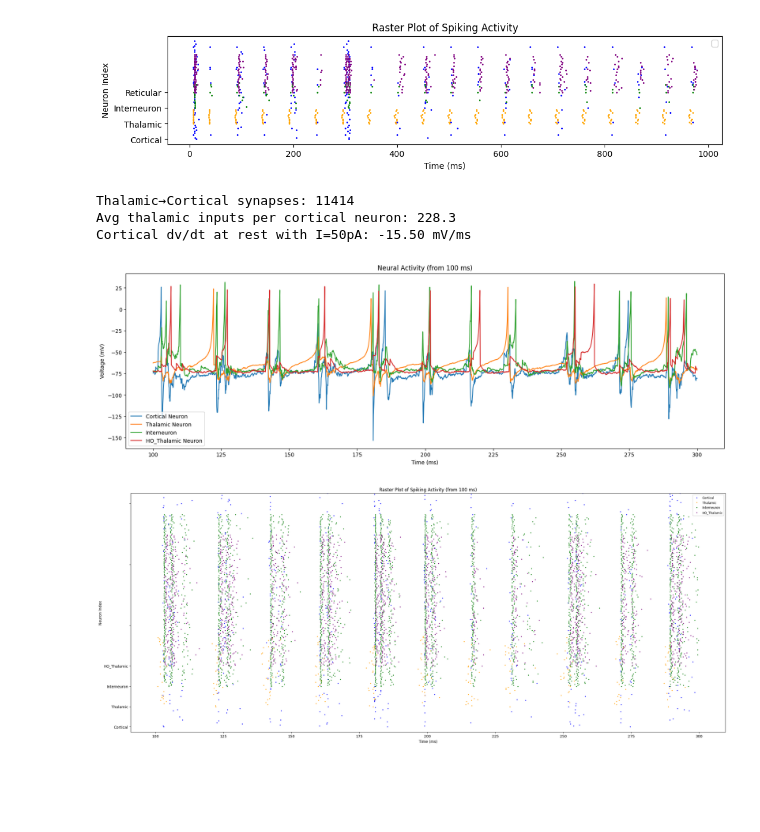
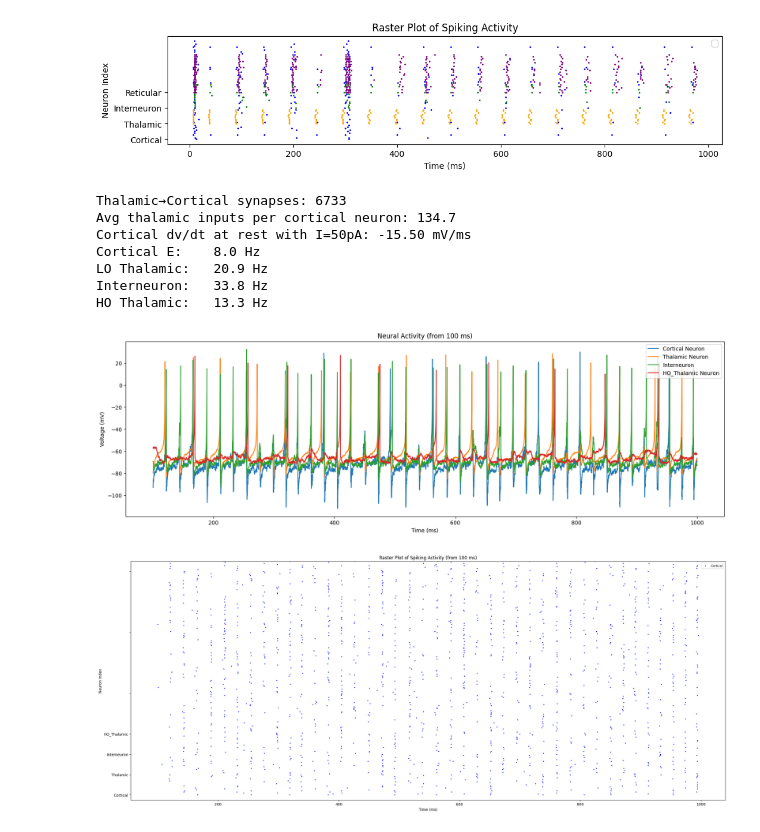
Before and after one commit to TimofeyGoshka/hypercontextualisation, a Jupyter notebook: Izhi.ipynb, the cells around one changed output. Cells and saved outputs as stored; diff of their text form; code cells hidden in the pictures; blank space fills up the shorter version.

```diff
--- a/Izhi.ipynb
+++ b/Izhi.ipynb
@@ -454,19 +454,19 @@ eqs = '''dv/dt = 0.04/mV/ms * v**2 + 5/ms * v + 140*mV/ms - u/ms + I/(100*pF) +
          d : volt
          '''
 # Create a cortical neuron group
-Cortical = NeuronGroup(650, eqs, threshold='v >= 30*mV', reset='v = c; u += d', method='euler')
+Cortical = NeuronGroup(650, eqs, threshold='v >= 30*mV', reset='v = c; u += d', method='milstein')
 
 Cortical.a = 0.02
 Cortical.b = 0.2
 Cortical.c = -65*mV
 Cortical.d = 8*mV
-Cortical.I = '0*pA' # Random background input to cortex
+Cortical.I = '100*pA' # Random background input to cortex
 
 Cortical.v = Cortical.c
 Cortical.u = Cortical.b * -65*mV
 
 # Create a low order thalamic neuron group (e.g., ventral posterior nucleus)
-Thalamic = NeuronGroup(70, eqs, threshold='v >= 30*mV', reset='v = c; u += d', method='euler')
+Thalamic = NeuronGroup(70, eqs, threshold='v >= 30*mV', reset='v = c; u += d', method='milstein')
 
 
 Thalamic.a = 0.02
@@ -479,19 +479,19 @@ Thalamic.v = Thalamic.c
 Thalamic.u = Thalamic.b * -65*mV
 
 # Create a fast-spiking interneuron group
-Interneuron = NeuronGroup(170, eqs, threshold='v >= 30*mV', reset='v = c; u += d', method='euler')
+Interneuron = NeuronGroup(170, eqs, threshold='v >= 30*mV', reset='v = c; u += d', method='milstein')
 
 Interneuron.a = 0.1
 Interneuron.b = 0.2
 Interneuron.c = -65*mV
-Interneuron.d = 0.2*mV
+Interneuron.d = 2*mV
 Interneuron.I = '0*pA' # Interneurons are driven by cortex
 
 Interneuron.v = Interneuron.c
 Interneuron.u = Interneuron.b * -65*mV
 
 # Create a high order thalamic neuron group
-HO_Thalamic = NeuronGroup(130, eqs, threshold='v >= 30*mV', reset='v = c; u += d', method='euler')
+HO_Thalamic = NeuronGroup(130, eqs, threshold='v >= 30*mV', reset='v = c; u += d', method='milstein')
 HO_Thalamic.a = 0.02
 HO_Thalamic.b = 0.25
 HO_Thalamic.c = -65*mV
@@ -520,15 +520,15 @@ Cortical_to_Thalamic.w = '1*mV + 0.3*mV*rand()'
 
 Cortical_to_HO_Thalamic = Synapses(Cortical, HO_Thalamic, 'w : volt', on_pre='v += w')
 Cortical_to_HO_Thalamic.connect(p=0.05)
-Cortical_to_HO_Thalamic.w = '8*mV + 2*mV*rand()'
+Cortical_to_HO_Thalamic.w = '1*mV + 1*mV*rand()'
 
 Cortical_to_Interneuron = Synapses(Cortical, Interneuron, 'w : volt', on_pre='v += w')
 Cortical_to_Interneuron.connect(p=0.2)
-Cortical_to_Interneuron.w = '5*mV + 0.5*mV*rand()'
+Cortical_to_Interneuron.w = '2*mV + 0.5*mV*rand()' # This weight is very important
 
 Thalamic_to_Cortical = Synapses(Thalamic, Cortical, 'w : volt', on_pre='v += w')
-Thalamic_to_Cortical.connect(p=0.25)
-Thalamic_to_Cortical.w = '6*mV + 2*mV*rand()'
+Thalamic_to_Cortical.connect(p=0.15)
+Thalamic_to_Cortical.w = '4*mV + 2*mV*rand()'
 
 Thalamic_to_Interneuron = Synapses(Thalamic, Interneuron, 'w : volt', on_pre='v += w')
 Thalamic_to_Interneuron.connect(p=0.2)
@@ -536,7 +536,7 @@ Thalamic_to_Interneuron.w = '1.5*mV + 1*mV*rand()'
 
 Interneuron_to_Cortical = Synapses(Interneuron, Cortical, 'w : volt', on_pre='v += w')
 Interneuron_to_Cortical.connect(p=0.4)
-Interneuron_to_Cortical.w = '-1*mV + (-2*mV*rand())'
+Interneuron_to_Cortical.w = '-1.5*mV + (-0.5*mV*rand())'
 
 Interneuron_to_Interneuron = Synapses(Interneuron, Interneuron, 'w : volt', on_pre='v += w')
 Interneuron_to_Interneuron.connect(condition = 'i!=j', p=0.4)
@@ -547,9 +547,12 @@ Interneuron_to_Thalamic.connect(p=0.2)
 Interneuron_to_Thalamic.w = '-1*mV + (-1*mV*rand())'
 
 HO_Thalamic_to_Cortical = Synapses(HO_Thalamic, Cortical, 'w : volt', on_pre='v += w')
-HO_Thalamic_to_Cortical.connect(p=0.2)
+HO_Thalamic_to_Cortical.connect(p=0.05)
 HO_Thalamic_to_Cortical.w = '3*mV + 1*mV*rand()'
 
+HO_to_Interneuron = Synapses(HO_Thalamic, Interneuron, 'w : volt', on_pre='v += w')
+HO_to_Interneuron.connect(p=0.04)
+HO_to_Interneuron.w = '1.5*mV + 0.5*mV*rand()'
 
 
 # Record the results
@@ -567,43 +570,59 @@ print(f"Thalamic→Cortical synapses: {len(Thalamic_to_Cortical)}")
 print(f"Avg thalamic inputs per cortical neuron: {len(Thalamic_to_Cortical)/50:.1f}")
 print(f"Cortical dv/dt at rest with I=50pA: {(0.04*(-65)**2 + 5*(-65) + 140 + 50e-12/1e-10):.2f} mV/ms")
 
-run(300*ms)
+run(1000*ms)
+
+duration = 1000*ms  # your post-trim window
+
+rate_cortical = Spikemon_Cortical.num_spikes / (650 * duration)
+rate_thalamic = Spikemon_Thalamic.num_spikes / (70 * duration)
+rate_interneuron = Spikemon_Interneuron.num_spikes / (170 * duration)
+rate_HO = Spikemon_HO_Thalamic.num_spikes / (130 * duration)
+
+print(f"Cortical E:    {rate_cortical:.1f} Hz")
+print(f"LO Thalamic:   {rate_thalamic:.1f} Hz")
+print(f"Interneuron:   {rate_interneuron:.1f} Hz")
+print(f"HO Thalamic:   {rate_HO:.1f} Hz")
 
 # Trim the first 100 ms from plots
 trim_ms = 100
 trim_mask = (MC.t/ms >= trim_ms)
 trim_idx = np.nonzero(trim_mask)[0]
 
 # Plot the results
 plt.figure(figsize=(20, 20))
 plt.subplot(3, 1, 1)
 plt.plot((MC.t/ms)[trim_idx], (MC.v[0]/mV)[trim_idx], label='Cortical Neuron')
 plt.plot((MT.t/ms)[trim_idx], (MT.v[0]/mV)[trim_idx], label='Thalamic Neuron')
 plt.plot((MI.t/ms)[trim_idx], (MI.v[0]/mV)[trim_idx], label='Interneuron')
 plt.plot((MR.t/ms)[trim_idx], (MR.v[0]/mV)[trim_idx], label='HO_Thalamic Neuron')
 plt.xlabel('Time (ms)')
 plt.ylabel('Voltage (mV)')
 plt.legend()
 plt.title('Neural Activity (from 100 ms)')
 plt.show()
 
 # Plot the raster plot
 plt.figure(figsize=(24, 10))
 plt.plot((Spikemon_Cortical.t/ms)[Spikemon_Cortical.t/ms >= trim_ms], Spikemon_Cortical.i[Spikemon_Cortical.t/ms >= trim_ms], marker='.', linestyle='None', color='blue', markersize=3, label='Cortical')
-plt.plot((Spikemon_Thalamic.t/ms)[Spikemon_Thalamic.t/ms >= trim_ms], Spikemon_Thalamic.i[Spikemon_Thalamic.t/ms >= trim_ms] + 20, marker='.', linestyle='None', color='orange', markersize=3, label='Thalamic')
-plt.plot((Spikemon_Interneuron.t/ms)[Spikemon_Interneuron.t/ms >= trim_ms], Spikemon_Interneuron.i[Spikemon_Interneuron.t/ms >= trim_ms] + 40, marker='.', linestyle='None', color='green', markersize=3, label='Interneuron')
-plt.plot((Spikemon_HO_Thalamic.t/ms)[Spikemon_HO_Thalamic.t/ms >= trim_ms], Spikemon_HO_Thalamic.i[Spikemon_HO_Thalamic.t/ms >= trim_ms] + 60, marker='.', linestyle='None', color='purple', markersize=3, label='HO_Thalamic')
+#plt.plot((Spikemon_Thalamic.t/ms)[Spikemon_Thalamic.t/ms >= trim_ms], Spikemon_Thalamic.i[Spikemon_Thalamic.t/ms >= trim_ms] + 20, marker='.', linestyle='None', color='orange', markersize=3, label='Thalamic')
+#plt.plot((Spikemon_Interneuron.t/ms)[Spikemon_Interneuron.t/ms >= trim_ms], Spikemon_Interneuron.i[Spikemon_Interneuron.t/ms >= trim_ms] + 40, marker='.', linestyle='None', color='green', markersize=3, label='Interneuron')
+#plt.plot((Spikemon_HO_Thalamic.t/ms)[Spikemon_HO_Thalamic.t/ms >= trim_ms], Spikemon_HO_Thalamic.i[Spikemon_HO_Thalamic.t/ms >= trim_ms] + 60, marker='.', linestyle='None', color='purple', markersize=3, label='HO_Thalamic')
 plt.xlabel('Time (ms)')
 plt.ylabel('Neuron Index')
 plt.ylim(-5, 230)
 plt.yticks([0, 20, 40, 60, 100, 160, 220], ['Cortical', 'Thalamic', 'Interneuron', 'HO_Thalamic', '', '', ''])
 plt.legend(loc='upper right', fontsize='small')
 plt.title('Raster Plot of Spiking Activity (from 100 ms)')
 plt.tight_layout()
 plt.show()
 # %% [output]
-Thalamic→Cortical synapses: 11414
-Avg thalamic inputs per cortical neuron: 228.3
+Thalamic→Cortical synapses: 6733
+Avg thalamic inputs per cortical neuron: 134.7
 Cortical dv/dt at rest with I=50pA: -15.50 mV/ms
+Cortical E:    8.0 Hz
+LO Thalamic:   20.9 Hz
+Interneuron:   33.8 Hz
+HO Thalamic:   13.3 Hz
-[figure, old version]
+[figure, new version]
-[figure, old version]
+[figure, new version]
```
